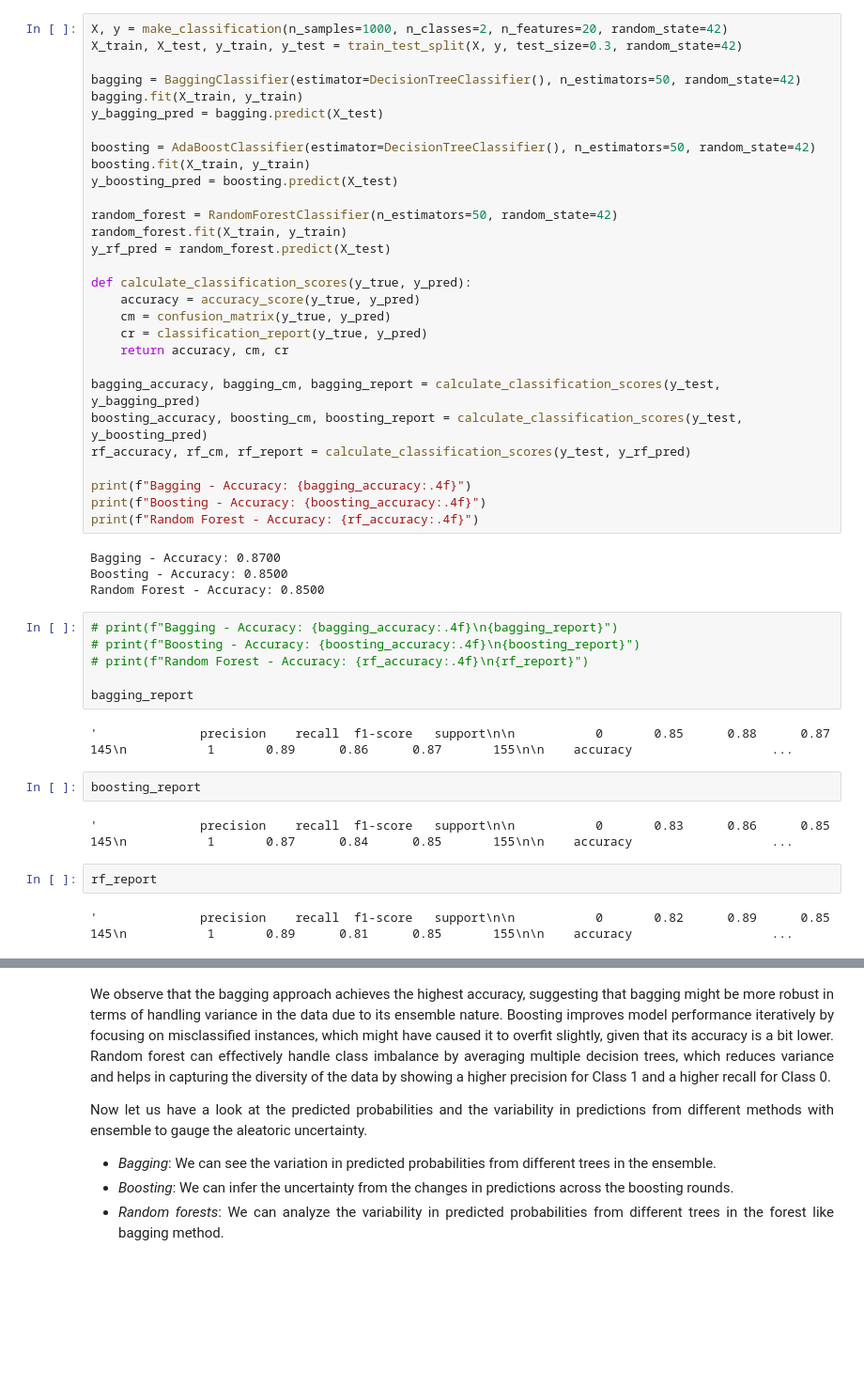
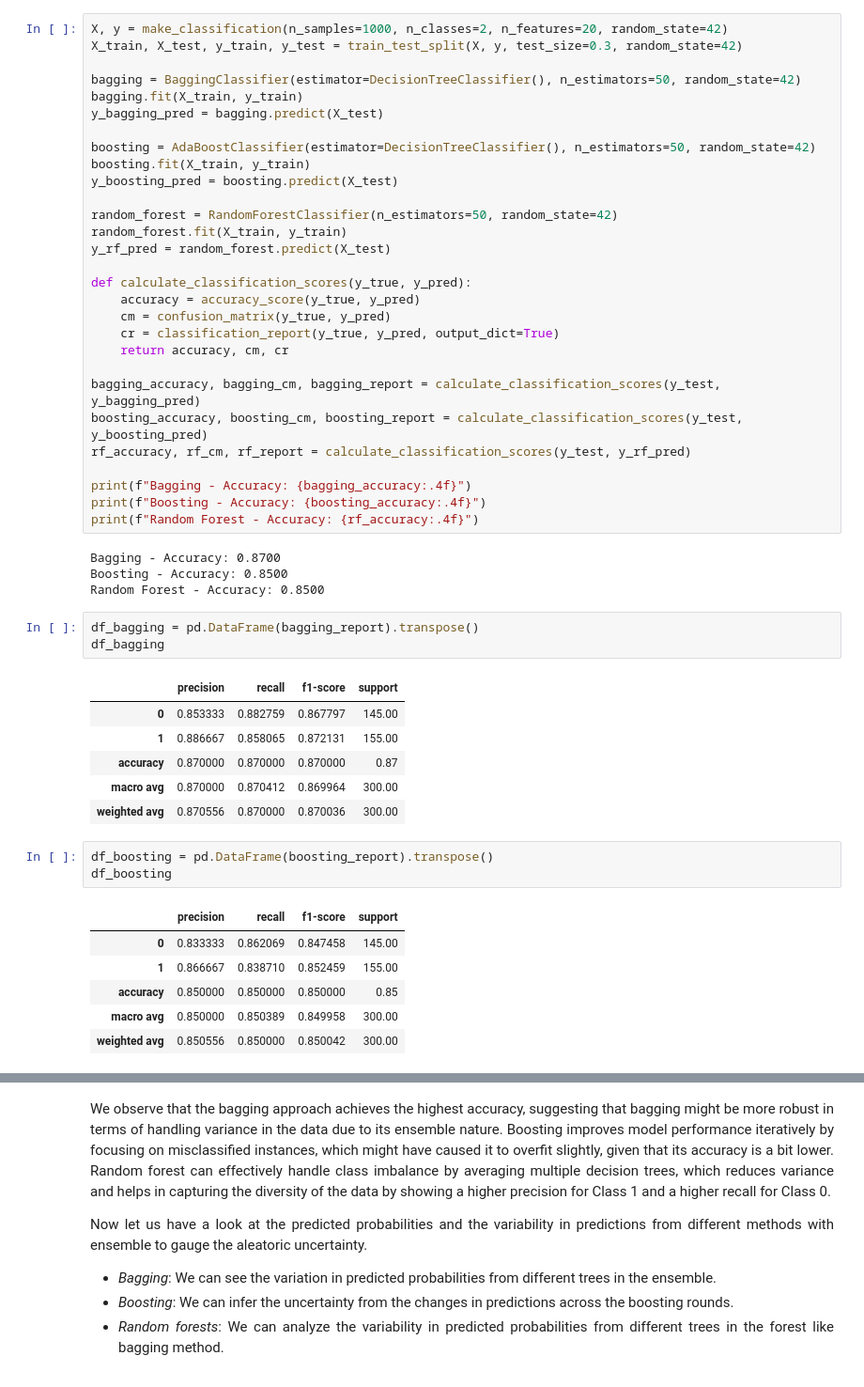
Before and after one commit to tloehrlmu/PageTest, a Jupyter notebook: chapter-pe-ensemble/ensemble.ipynb, the cells around one changed output, grey strips where cells are left out. Shown at 94% size. Saved outputs shown, nothing was run; the diff lists cells and outputs as text; blank space fills up the shorter version.

Commit message:
fix: table with pandas

```diff
--- a/chapter-pe-ensemble/ensemble.ipynb
+++ b/chapter-pe-ensemble/ensemble.ipynb
@@ -63,7 +63,7 @@ y_rf_pred = random_forest.predict(X_test)
 def calculate_classification_scores(y_true, y_pred):
     accuracy = accuracy_score(y_true, y_pred)
     cm = confusion_matrix(y_true, y_pred)
-    cr = classification_report(y_true, y_pred)
+    cr = classification_report(y_true, y_pred, output_dict=True)
     return accuracy, cm, cr
 
 bagging_accuracy, bagging_cm, bagging_report = calculate_classification_scores(y_test, y_bagging_pred)
@@ -77,19 +77,23 @@ print(f"Random Forest - Accuracy: {rf_accuracy:.4f}")
 Bagging - Accuracy: 0.8700
 Boosting - Accuracy: 0.8500
 Random Forest - Accuracy: 0.8500
-# %%
-# print(f"Bagging - Accuracy: {bagging_accuracy:.4f}\n{bagging_report}")
-# print(f"Boosting - Accuracy: {boosting_accuracy:.4f}\n{boosting_report}")
-# print(f"Random Forest - Accuracy: {rf_accuracy:.4f}\n{rf_report}")
-
-bagging_report
-# %% [output]
-'              precision    recall  f1-score   support\n\n           0       0.85      0.88      0.87       145\n           1       0.89      0.86      0.87       155\n\n    accuracy                   ...
-# %%
-boosting_report
-# %% [output]
-'              precision    recall  f1-score   support\n\n           0       0.83      0.86      0.85       145\n           1       0.87      0.84      0.85       155\n\n    accuracy                   ...
-# %%
-rf_report
-# %% [output]
-'              precision    recall  f1-score   support\n\n           0       0.82      0.89      0.85       145\n           1       0.89      0.81      0.85       155\n\n    accuracy                   ...
+# %%
+df_bagging = pd.DataFrame(bagging_report).transpose()
+df_bagging
+# %% [output]
+|  | precision | recall | f1-score | support |
+| 0 | 0.853333 | 0.882759 | 0.867797 | 145.00 |
+| 1 | 0.886667 | 0.858065 | 0.872131 | 155.00 |
+| accuracy | 0.870000 | 0.870000 | 0.870000 | 0.87 |
+| macro avg | 0.870000 | 0.870412 | 0.869964 | 300.00 |
+| weighted avg | 0.870556 | 0.870000 | 0.870036 | 300.00 |
+# %%
+df_boosting = pd.DataFrame(boosting_report).transpose()
+df_boosting
+# %% [output]
+|  | precision | recall | f1-score | support |
+| 0 | 0.833333 | 0.862069 | 0.847458 | 145.00 |
+| 1 | 0.866667 | 0.838710 | 0.852459 | 155.00 |
+| accuracy | 0.850000 | 0.850000 | 0.850000 | 0.85 |
+| macro avg | 0.850000 | 0.850389 | 0.849958 | 300.00 |
+| weighted avg | 0.850556 | 0.850000 | 0.850042 | 300.00 |
```
Also changed, not shown: parts of 1 cell of this notebook.
